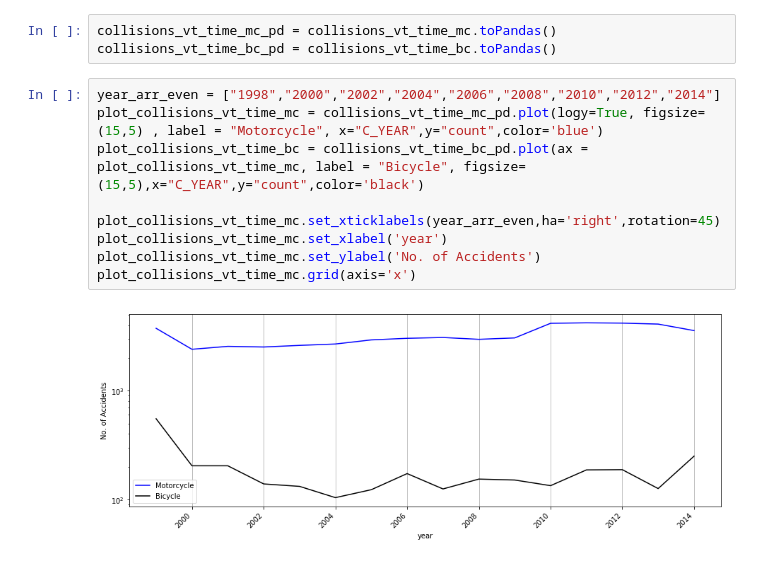
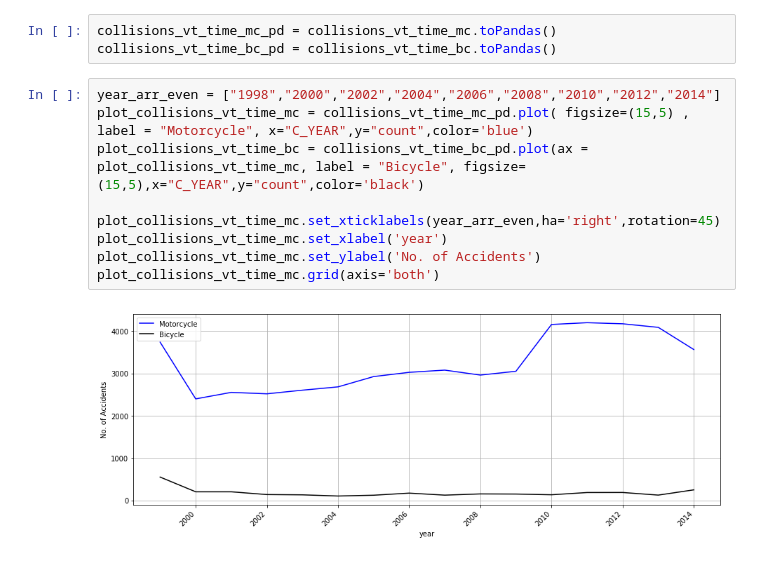
Before and after one commit to SinghGursimran/Analysis-of-Car-Accidents-in-Canada-using-PySpark, a Jupyter notebook: Analysis.ipynb, the cells around one changed output. Drawn from its saved outputs; the diff is of its cells as text.

```diff
--- a/Analysis.ipynb
+++ b/Analysis.ipynb
@@ -754,12 +749,12 @@ collisions_vt_time_mc_pd = collisions_vt_time_mc.toPandas()
 collisions_vt_time_bc_pd = collisions_vt_time_bc.toPandas()
 # %%
 year_arr_even = ["1998","2000","2002","2004","2006","2008","2010","2012","2014"]
-plot_collisions_vt_time_mc = collisions_vt_time_mc_pd.plot(logy=True, figsize=(15,5) , label = "Motorcycle", x="C_YEAR",y="count",color='blue')
+plot_collisions_vt_time_mc = collisions_vt_time_mc_pd.plot( figsize=(15,5) , label = "Motorcycle", x="C_YEAR",y="count",color='blue')
 plot_collisions_vt_time_bc = collisions_vt_time_bc_pd.plot(ax = plot_collisions_vt_time_mc, label = "Bicycle", figsize=(15,5),x="C_YEAR",y="count",color='black')
 
 plot_collisions_vt_time_mc.set_xticklabels(year_arr_even,ha='right',rotation=45)
 plot_collisions_vt_time_mc.set_xlabel('year')
 plot_collisions_vt_time_mc.set_ylabel('No. of Accidents')
-plot_collisions_vt_time_mc.grid(axis='x')
+plot_collisions_vt_time_mc.grid(axis='both')
 # %% [output]
-[figure, old version]
+[figure, new version]
```
Also changed, not shown: parts of 15 cells of this notebook.
